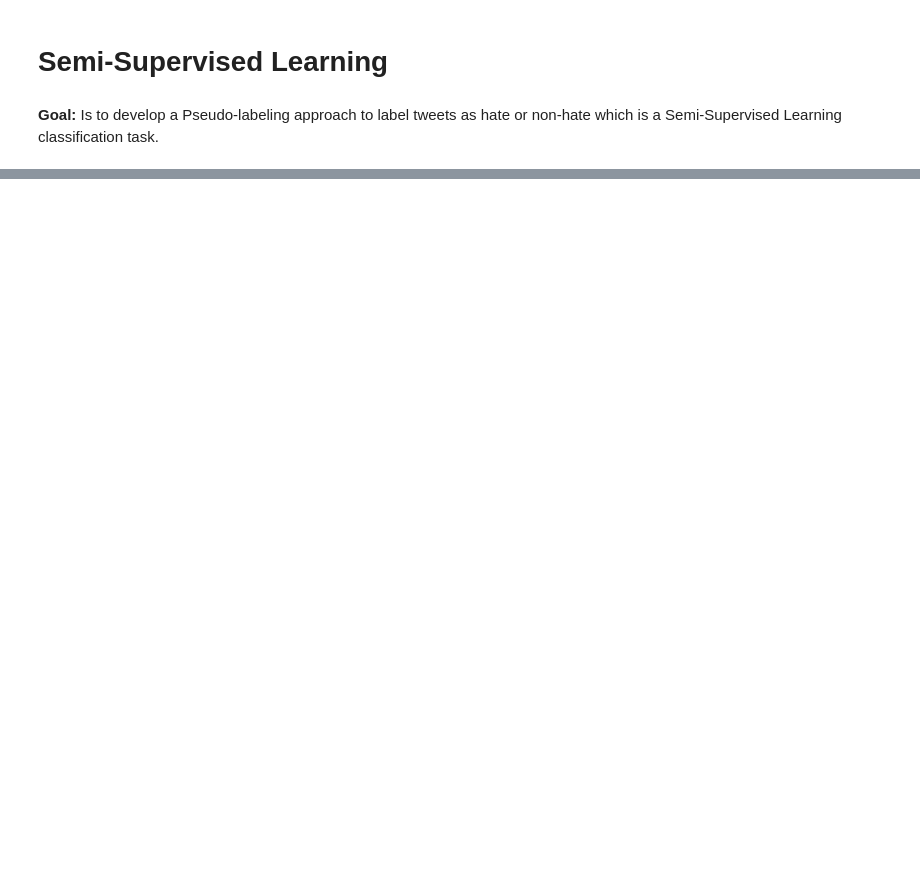
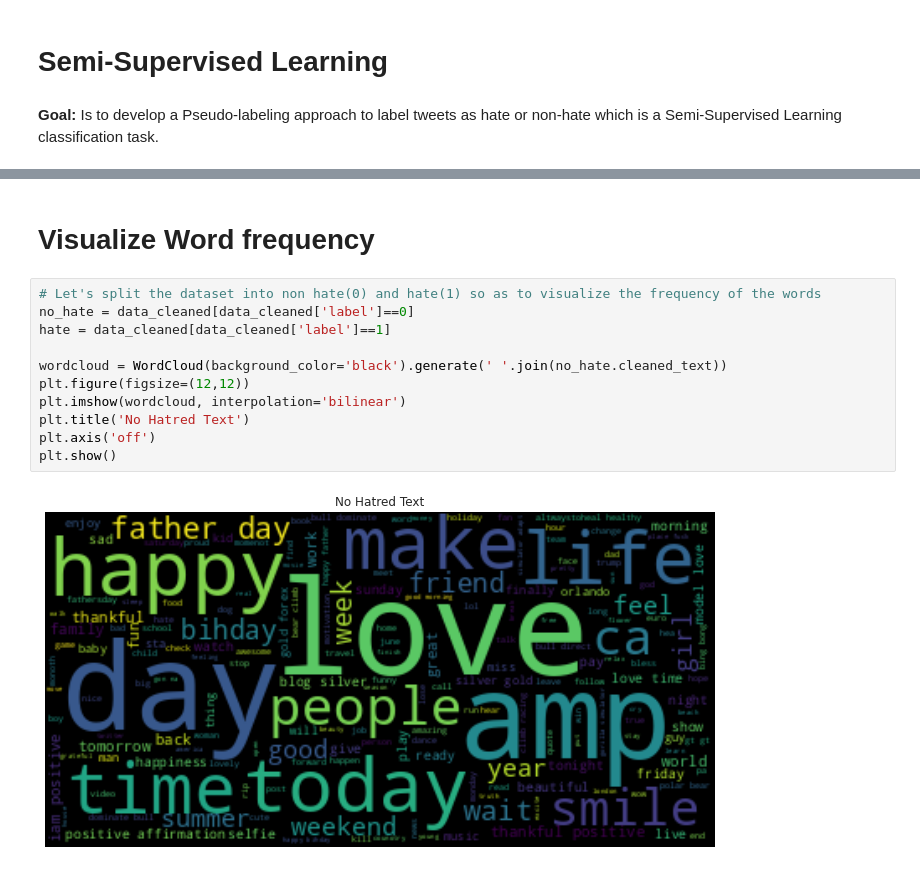
Before and after one commit to danielAdama/sentiment-hate-system, a Jupyter notebook: src/train/semi_supervised_learning_data_labeling.ipynb, the cells around one changed output, grey strips where cells are left out. Drawn from its saved outputs; the diff is of its cells as text; blank space fills up the shorter version.

```diff
--- a/src/train/semi_supervised_learning_data_labeling.ipynb
+++ b/src/train/semi_supervised_learning_data_labeling.ipynb
@@ -192,0 +304,15 @@ memory usage: 749.2+ KB
+# %% [markdown]
+# Visualize Word frequency
+# %%
+# Let's split the dataset into non hate(0) and hate(1) so as to visualize the frequency of the words
+no_hate = data_cleaned[data_cleaned['label']==0]
+hate = data_cleaned[data_cleaned['label']==1]
+
+wordcloud = WordCloud(background_color='black').generate(' '.join(no_hate.cleaned_text))
+plt.figure(figsize=(12,12))
+plt.imshow(wordcloud, interpolation='bilinear')
+plt.title('No Hatred Text')
+plt.axis('off')
+plt.show()
+# %% [output]
+[figure, added]
```
Also changed, not shown: parts of 34 cells of this notebook.
